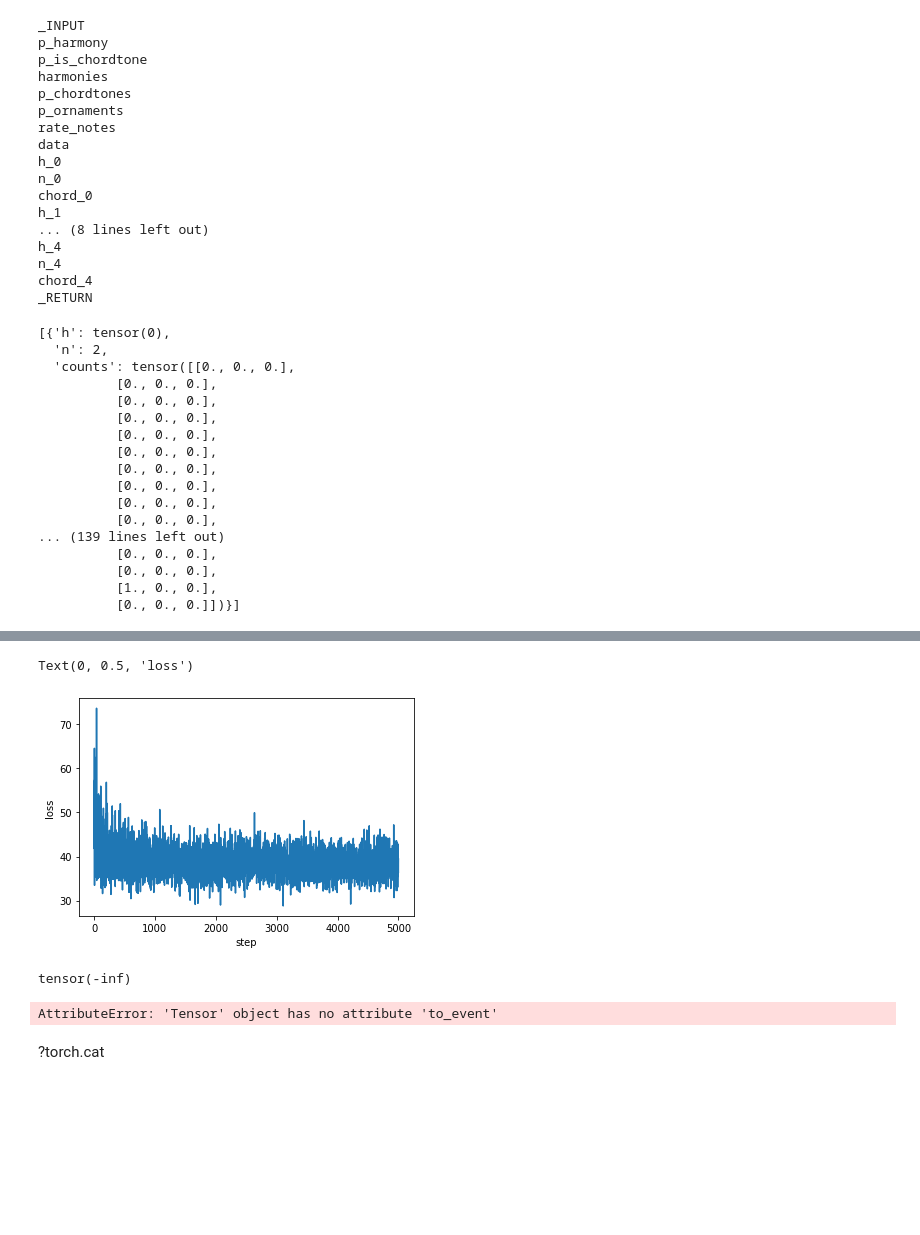
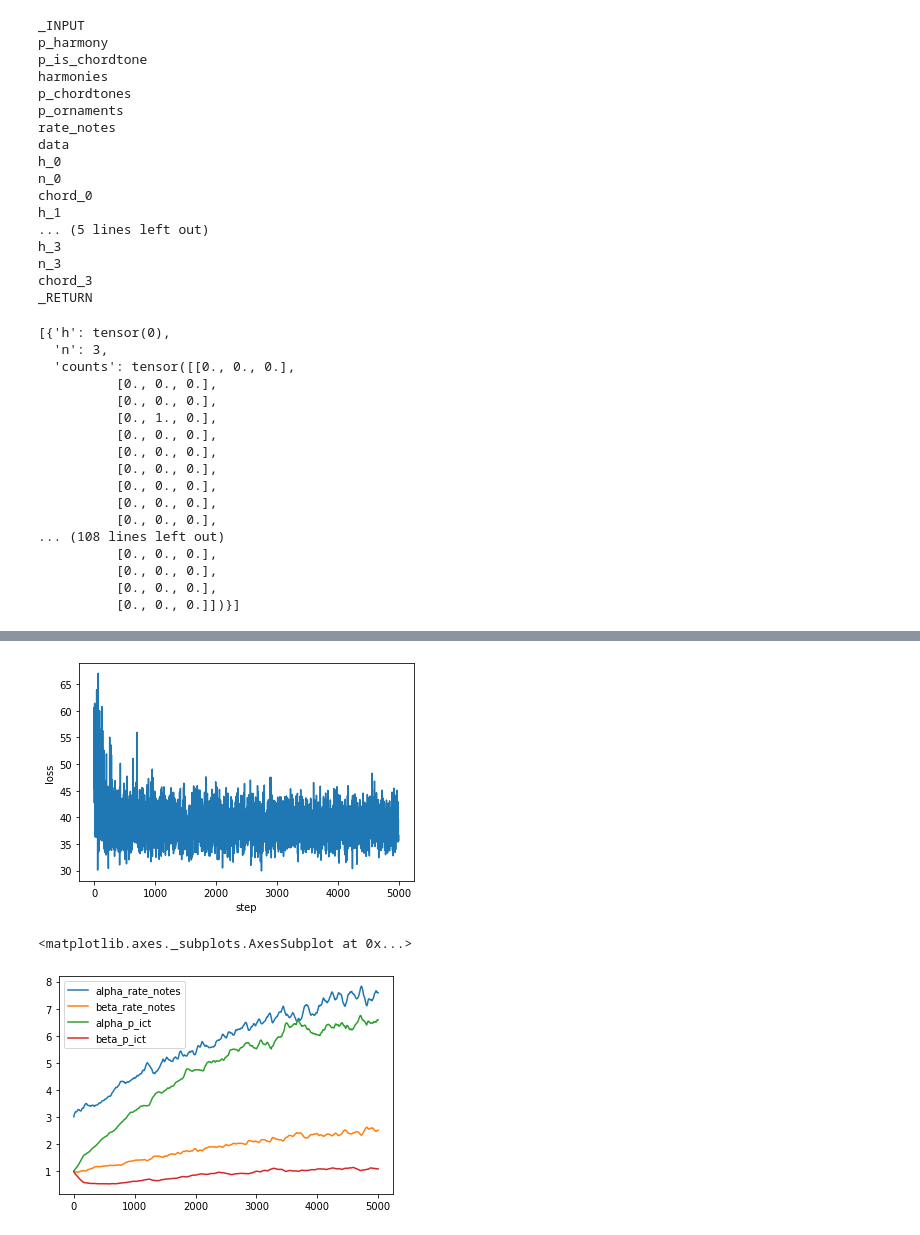
Before and after one commit to DCMLab/probabilistic_harmony_model, a Jupyter notebook: model1.ipynb, the cells around one changed output, grey strips where cells are left out. Cells and saved outputs as stored; diff of their text form; code cells hidden in the pictures; blank space fills up the shorter version.

Commit message:
results of first working model and guide

```diff
--- a/model1.ipynb
+++ b/model1.ipynb
@@ -67,7 +47,7 @@ def chord_model(npcs, nharmonies, nchords, pobserve=0.5):
                        'counts': chordtones.reshape((npcs,3))})
     return chords
 # %%
-tr = pyro.poutine.trace(chord_model).get_trace(npcs,3,5)
+tr = pyro.poutine.trace(chord_model).get_trace(npcs,3,4)
 for (name, val) in tr.nodes.items():
     print(name)
 # %% [output]
@@ -83,10 +63,10 @@ h_0
 n_0
 chord_0
 h_1
-... (8 lines left out)
-h_4
-n_4
-chord_4
+... (5 lines left out)
+h_3
+n_3
+chord_3
 _RETURN
 # %%
 def chord_guide(npcs, nharmonies, nchords, pobserve=0.5):
@@ -140,22 +98,22 @@ chord_guide(npcs, 3, 5)
 # %%
-chord_model(npcs, 3, 5)
+chord_model(npcs, 3, 4)
 # %% [output]
 [{'h': tensor(0),
-  'n': 2,
+  'n': 3,
   'counts': tensor([[0., 0., 0.],
+          [0., 0., 0.],
+          [0., 0., 0.],
+          [0., 1., 0.],
           [0., 0., 0.],
           [0., 0., 0.],
           [0., 0., 0.],
           [0., 0., 0.],
           [0., 0., 0.],
           [0., 0., 0.],
+... (108 lines left out)
           [0., 0., 0.],
           [0., 0., 0.],
           [0., 0., 0.],
-... (139 lines left out)
-          [0., 0., 0.],
-          [0., 0., 0.],
-          [1., 0., 0.],
           [0., 0., 0.]])}]
 # %%
 def chord_tensor(notes):
@@ -201,36 +157,25 @@ conditioned_guide = pyro.condition(chord_guide, data=example_obs)
 # %%
 # inference
 pyro.clear_param_store()
 svi = pyro.infer.SVI(model=conditioned_model,
                      guide=chord_guide,
                      optim=pyro.optim.Adam({"lr": 0.005, "betas": (0.95, 0.999)}),
-                     loss=pyro.infer.TraceEnum_ELBO())
+                     loss=pyro.infer.Trace_ELBO())
 
 losses = []
+chord_guide(npcs, 3, 2) # collect params
+param_values = {name:[] for name in ['alpha_rate_notes', 'beta_rate_notes', 'alpha_p_ict', 'beta_p_ict']}
+
 nsteps = 5000
 for i in tqdm.trange(nsteps):
-    #st = pyro.get_param_store()
-    #print(st.match(".*rate_notes"))
-    #try:
     losses.append(svi.step(npcs, 3, 2))
-    #except:
-    #    for item in pyro.get_param_store().items():
-    #        print(item)
-    #    break
+    for (name, value) in pyro.get_param_store().items():
+        if name in param_values:
+            param_values[name].append(value.item())
 
 plt.plot(losses)
 plt.xlabel("step")
 plt.ylabel("loss")
+plt.show()
 # %% [output]
-Text(0, 0.5, 'loss')
-[figure, old version]
+[figure, new version]
-# %%
-torch.log(torch.tensor(0.))
-# %% [output]
-tensor(-inf)
-# %%
-Multinomial(1, torch.ones((3,2))).sample()
-# %% [output]
-AttributeError: 'Tensor' object has no attribute 'to_event'
-# %% [markdown]
-?torch.cat
@@ -238,0 +182,6 @@ AttributeError: 'Tensor' object has no attribute 'to_event'
+# %%
+df = pd.DataFrame(param_values)
+df.plot()
+# %% [output]
+<matplotlib.axes._subplots.AxesSubplot at 0x...>
+[figure, added]
```
Also changed, not shown: parts of 7 cells of this notebook.
